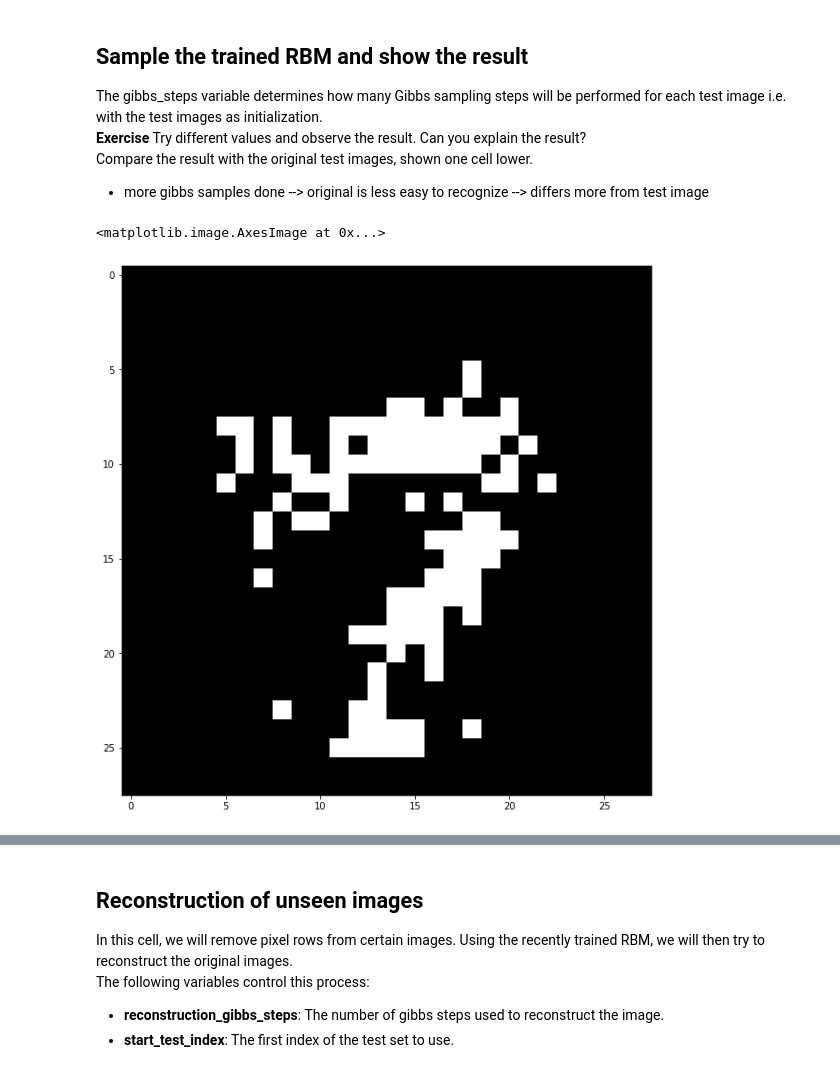
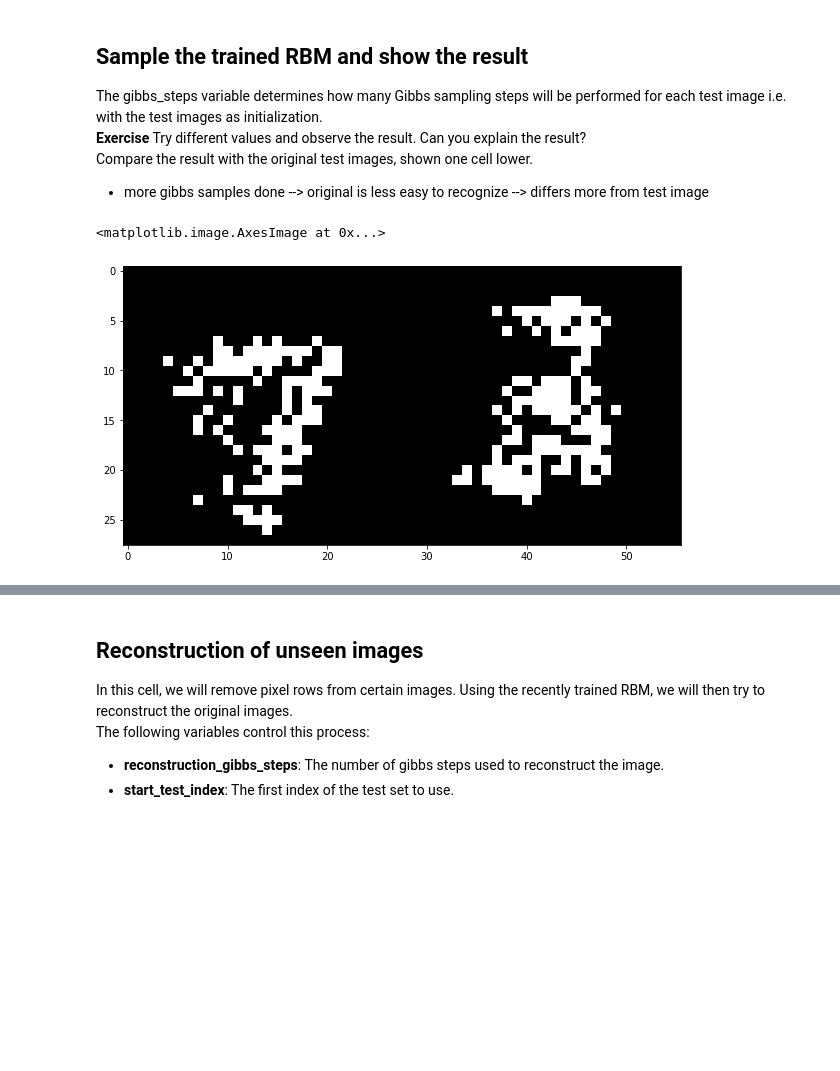
Before and after one commit to StijnStaring/ANN, a Jupyter notebook: EX4/ANN notebooks/RBM.ipynb, the cells around one changed output, grey strips where cells are left out. Cells and saved outputs as stored; diff of their text form; code cells hidden in the pictures; blank space fills up the shorter version.

```diff
--- a/EX4/ANN notebooks/RBM.ipynb
+++ b/EX4/ANN notebooks/RBM.ipynb
@@ -100,13 +98,13 @@ Compare the result with the original test images, shown one cell lower.
 # %%
 gibbs_steps = 10
 a = X_test.copy()
 for i in range(a.shape[0]):
   for j in range(gibbs_steps):
     a[i] = rbm.gibbs(a[i])
 plt.figure(figsize=(10,20))
-plt.imshow(image_palette(a,1,1))
+plt.imshow(image_palette(a,2,2))
 # %% [output]
 <matplotlib.image.AxesImage at 0x...>
-[figure, old version]
+[figure, new version]
 # %%
 plt.figure(figsize=(10,20))
```
Also changed, not shown: parts of 5 cells of this notebook, 19 other files.
